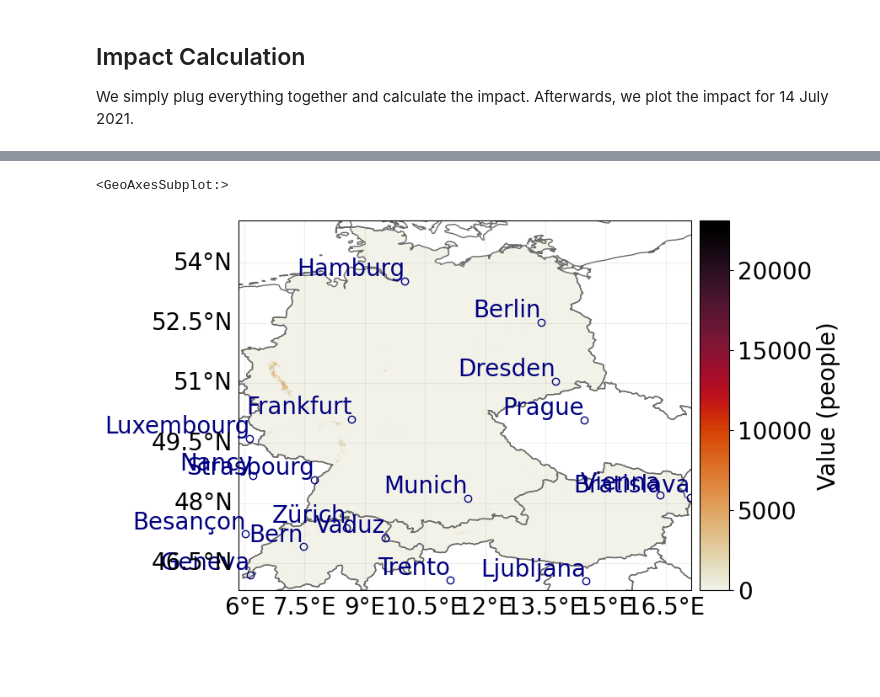
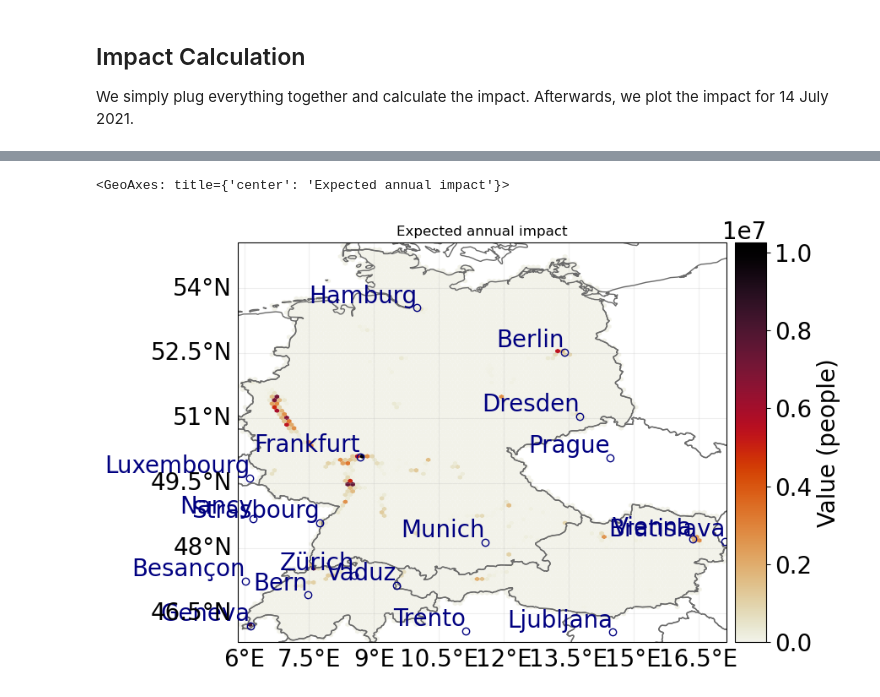
Before and after one commit to CLIMADA-project/climada_petals, a Jupyter notebook: doc/tutorial/climada_hazard_glofas_rf.ipynb, the cells around one changed output, grey strips where cells are left out. Drawn from its saved outputs; the diff is of its cells as text; code cells hidden in the pictures; blank space fills up the shorter version.

```diff
--- a/doc/tutorial/climada_hazard_glofas_rf.ipynb
+++ b/doc/tutorial/climada_hazard_glofas_rf.ipynb
@@ -88,0 +24,15 @@ dtype: object
+# %%
+from climada_petals.hazard.rf_glofas import RiverFloodInundation
+
+countries = ["Germany", "Switzerland", "Austria"]
+
+rf = RiverFloodInundation()
+rf.download_forecast(
+    countries=countries,
+    forecast_date="2021-07-10",
+    preprocess=lambda x: x.max(dim="step"),
+    system_version="operational",  # Version mislabeled
+)
+
+ds_flood = rf.compute()
+ds_flood
@@ -88,0 +102,7 @@ dtype: object
+# %%
+from climada_petals.hazard.rf_glofas import hazard_series_from_dataset
+
+hazard = hazard_series_from_dataset(
+    ds_flood, intensity="flood_depth", event_dim="number"
+)
+hazard.plot_intensity(event=0)
@@ -98,15 +121,15 @@ Being affected by a flood can be considered a binary classification (yes/no), th
 Notice that we set the impact function identifier to `"RF"` because this is the hazard type identifier of `RiverFlood`.
 # %%
 from climada.entity import LitPop
-from climada.entity import ImpactFunc
-from climada.entity import ImpactFuncSet
+from climada.entity import ImpactFunc, ImpactFuncSet
 
 # Create a population exposure
 exposure = LitPop.from_countries(["Germany", "Switzerland", "Austria"], fin_mode="pop")
 exposure.gdf["impf_RF"] = 1
 
 # Create a impact function for being affected by flooding
-impf_affected = ImpactFunc.from_step_impf(intensity=(0.0, 0.2, 100.0), impf_id=1)
-impf_affected.haz_type = "RF"
+impf_affected = ImpactFunc.from_step_impf(
+    intensity=(0.0, 0.2, 100.0), impf_id=1, haz_type="RF"
+)
 impf_set_affected = ImpactFuncSet([impf_affected])
 # %% [output]
@@ -135,7 +158,6 @@ Afterwards, we plot the impact for 14 July 2021.
 # %%
 from climada.engine import ImpactCalc
 
-imp_calc = ImpactCalc(exposure, impf_set_affected, flood)
-imp = imp_calc.impact()
-imp.plot_hexbin_impact_exposure(event_id=14)
+impact = ImpactCalc(exposure, impf_set_affected, hazard).impact()
+impact.plot_hexbin_eai_exposure(gridsize=100, lw=0)
 # %% [output]
@@ -145,5 +167,5 @@ imp.plot_hexbin_impact_exposure(event_id=14)
-<GeoAxesSubplot:>
+<GeoAxes: title={'center': 'Expected annual impact'}>
-[figure, old version]
+[figure, new version]
 # %% [markdown]
 ## FLOPROS Database Protection Standards
 
```
Also changed, not shown: parts of 32 cells of this notebook, 9 other files.
